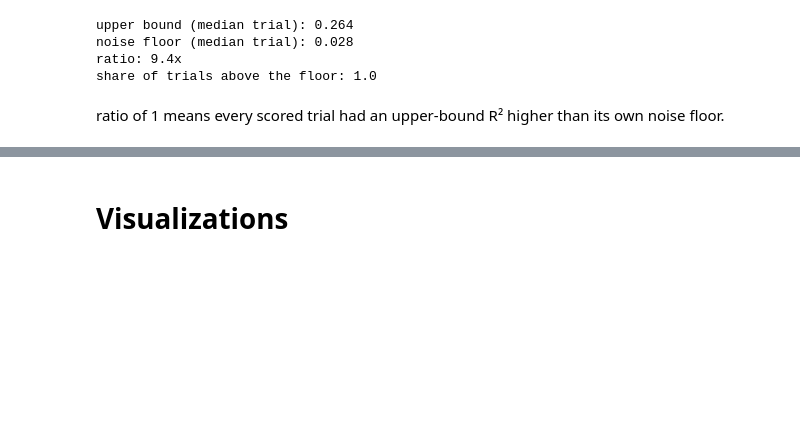
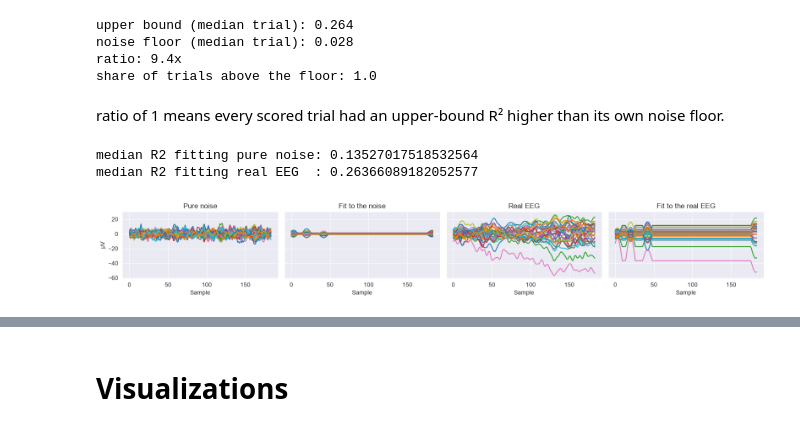
Before and after one commit to cleliamr/EEG_prediction, a Jupyter notebook: main.ipynb, the cells around one changed output, grey strips where cells are left out. Saved outputs shown, nothing was run; the diff lists cells and outputs as text; code cells hidden in the pictures; blank space fills up the shorter version.

```diff
--- a/main.ipynb
+++ b/main.ipynb
@@ -467,3 +480,32 @@ ratio: 9.4x
 share of trials above the floor: 1.0
 # %% [markdown]
 ratio of 1 means every scored trial had an upper-bound R² higher than its own noise floor.
+# %%
+# pure noise, same shape as the data, in µV
+noise_ds = simulate_from_hmpfit(epoch_data, weights * 0, times, pattern_assumption, add_noise=True)
+noise_uv = noise_ds.copy()
+noise_uv["data"] = noise_ds["data"] * UV
+
+# fit the same per-trial model (bumps + intercept) to the noise
+W_n, noise_fit = fit_per_trial(noise_uv, traces)
+
+r2_noise = score(noise_uv, noise_fit, "r2").mean("channel", skipna=True)
+print("median R2 fitting pure noise:", float(r2_noise.median(skipna=True)))
+print("median R2 fitting real EEG  :", float(ub_per_trial.median(skipna=True)))
+
+# one trial: noise vs the fit to it, next to real EEG vs its fit
+has = noise_uv["data"].notnull().any(["channel", "sample"])
+ri, ei = [int(i[0]) for i in np.where(has.values)]
+
+fig, ax = plt.subplots(1, 4, figsize=(16, 2.5), sharey=True)
+for a, ds, title in zip(ax, [noise_uv, noise_fit, real_uv, ub_ds],
+                        ["Pure noise", "Fit to the noise", "Real EEG", "Fit to the real EEG"]):
+    a.plot(ds["data"].isel(recording=ri, epoch=ei).transpose("sample", "channel").values)
+    a.set_title(title)
+    a.set_xlabel("Sample")
+ax[0].set_ylabel("µV")
+plt.tight_layout()
+# %% [output]
+median R2 fitting pure noise: 0.13527017518532564
+median R2 fitting real EEG  : 0.26366089182052577
+[figure, added]
```
Also changed, not shown: parts of 25 cells of this notebook, 2 other files.
